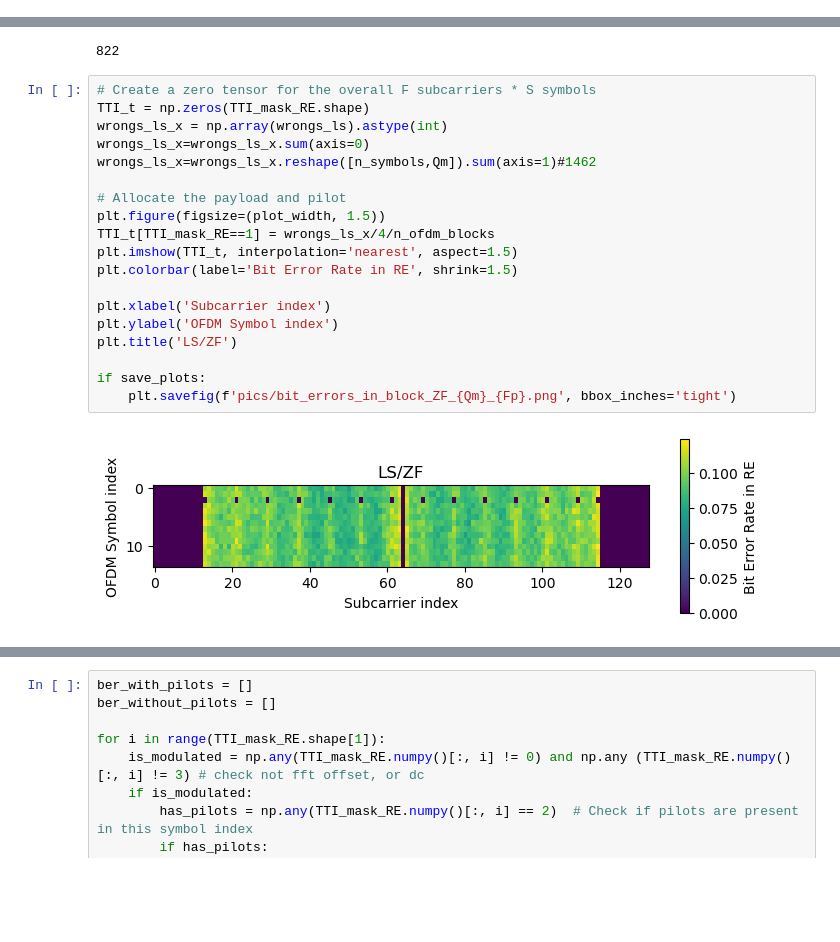
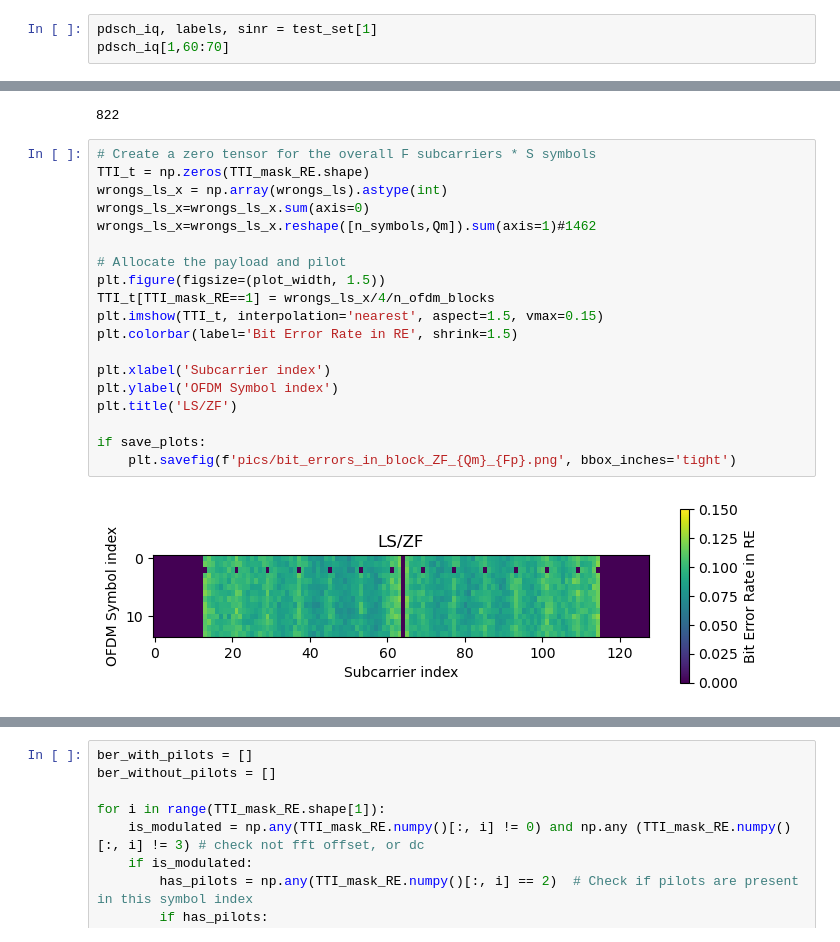
Before and after one commit to rikluost/ofdm-plutosdr-pytorch, a Jupyter notebook: 50-test-receivers.ipynb, the cells around one changed output, grey strips where cells are left out. Cells and saved outputs as stored; diff of their text form; blank space fills up the shorter version.

```diff
--- a/50-test-receivers.ipynb
+++ b/50-test-receivers.ipynb
@@ -48,3 +47,6 @@ print(TTI_mask_RE[TTI_mask_RE == 2].numel(), TTI_mask_RE[TTI_mask_RE == 1].numel
 14 102 8 2 13
 822 1400 5600 4
 14 1400 14
+# %%
+pdsch_iq, labels, sinr = test_set[1]
+pdsch_iq[1,60:70]
@@ -308,24 +316,24 @@ n_ofdm_blocks
 # %%
 # Create a zero tensor for the overall F subcarriers * S symbols
 TTI_t = np.zeros(TTI_mask_RE.shape)
 wrongs_ls_x = np.array(wrongs_ls).astype(int)
 wrongs_ls_x=wrongs_ls_x.sum(axis=0)
 wrongs_ls_x=wrongs_ls_x.reshape([n_symbols,Qm]).sum(axis=1)#1462
 
 # Allocate the payload and pilot
 plt.figure(figsize=(plot_width, 1.5))
 TTI_t[TTI_mask_RE==1] = wrongs_ls_x/4/n_ofdm_blocks
-plt.imshow(TTI_t, interpolation='nearest', aspect=1.5)
+plt.imshow(TTI_t, interpolation='nearest', aspect=1.5, vmax=0.15)
 plt.colorbar(label='Bit Error Rate in RE', shrink=1.5)
 
 plt.xlabel('Subcarrier index')
 plt.ylabel('OFDM Symbol index')
 plt.title('LS/ZF')
 
 if save_plots:
     plt.savefig(f'pics/bit_errors_in_block_ZF_{Qm}_{Fp}.png', bbox_inches='tight')
 # %% [output]
-[figure, old version]
+[figure, new version]
 # %%
 # Identify pilot subcarriers and symbols
 pilot_subcarrier_indices = np.where(TTI_mask_RE == 2)[1]
```
Also changed, not shown: parts of 5 cells of this notebook, 7 other files.
